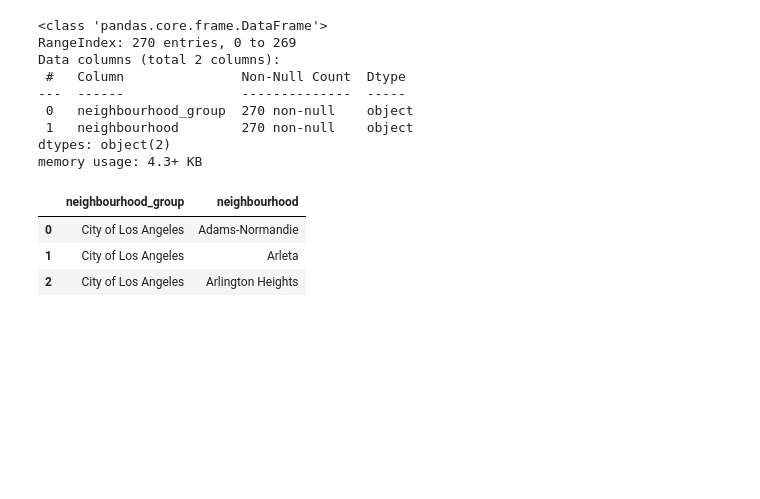
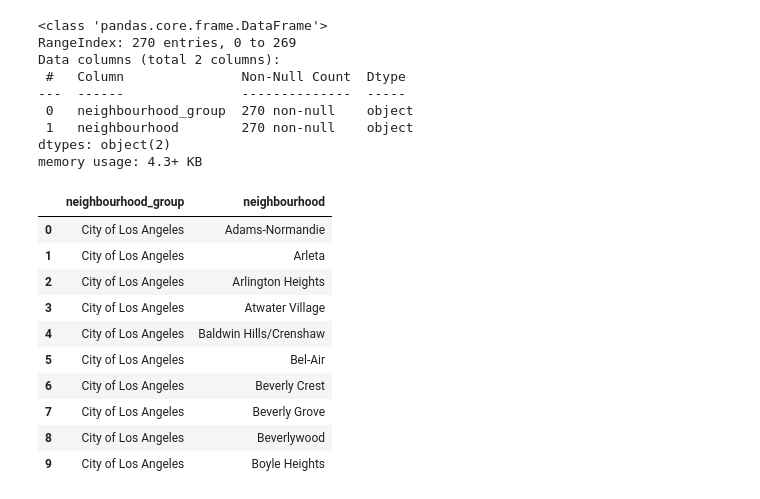
Before and after one commit to zinakhazaee/Visualization, a Jupyter notebook: airbnb.ipynb, the cells around one changed output. Cells and saved outputs as stored; diff of their text form; code cells hidden in the pictures; blank space fills up the shorter version.

```diff
--- a/airbnb.ipynb
+++ b/airbnb.ipynb
@@ -149,9 +189,16 @@ Data columns (total 2 columns):
 dtypes: object(2)
 memory usage: 4.3+ KB
 # %%
-df3.head(3)
+df3.head(10)
 # %% [output]
 |  | neighbourhood_group | neighbourhood |
 | 0 | City of Los Angeles | Adams-Normandie |
 | 1 | City of Los Angeles | Arleta |
 | 2 | City of Los Angeles | Arlington Heights |
+| 3 | City of Los Angeles | Atwater Village |
+| 4 | City of Los Angeles | Baldwin Hills/Crenshaw |
+| 5 | City of Los Angeles | Bel-Air |
+| 6 | City of Los Angeles | Beverly Crest |
+| 7 | City of Los Angeles | Beverly Grove |
+| 8 | City of Los Angeles | Beverlywood |
+| 9 | City of Los Angeles | Boyle Heights |
```
Also changed, not shown: parts of 7 cells of this notebook.
